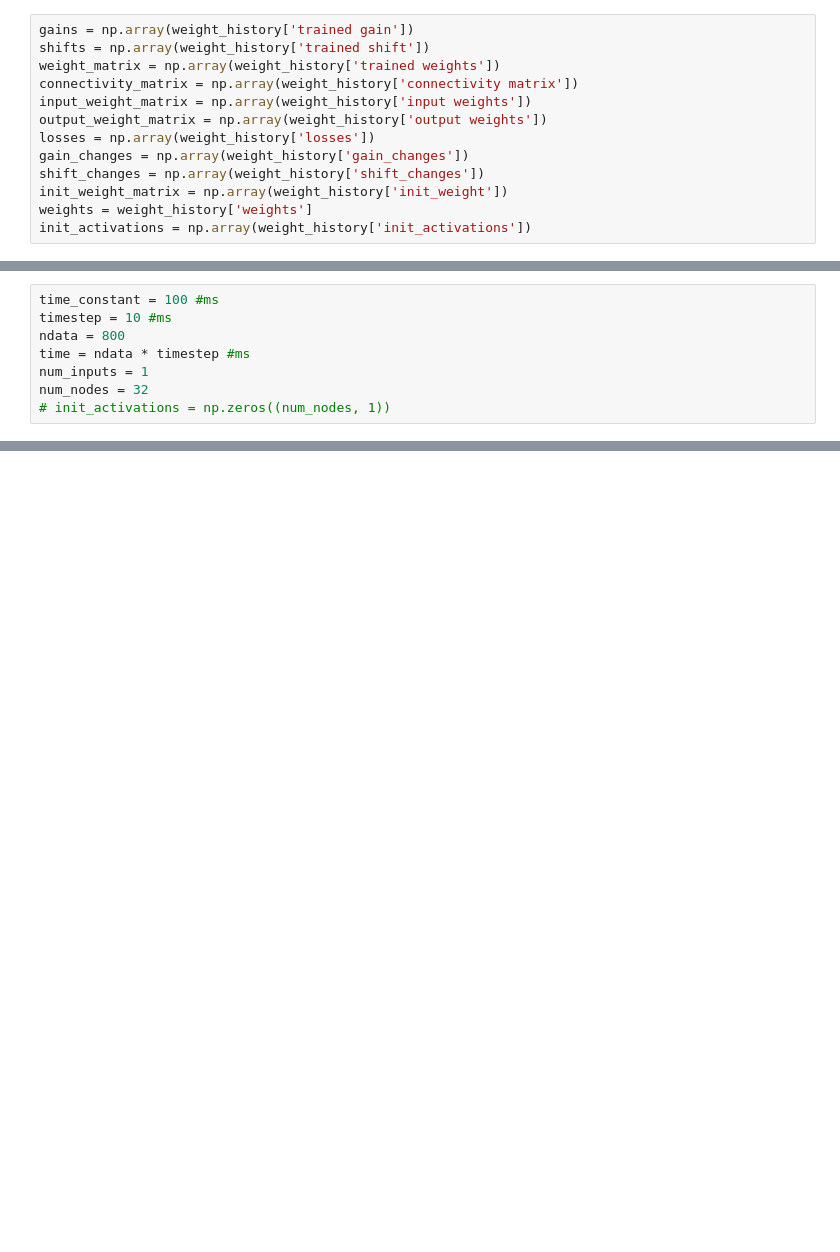
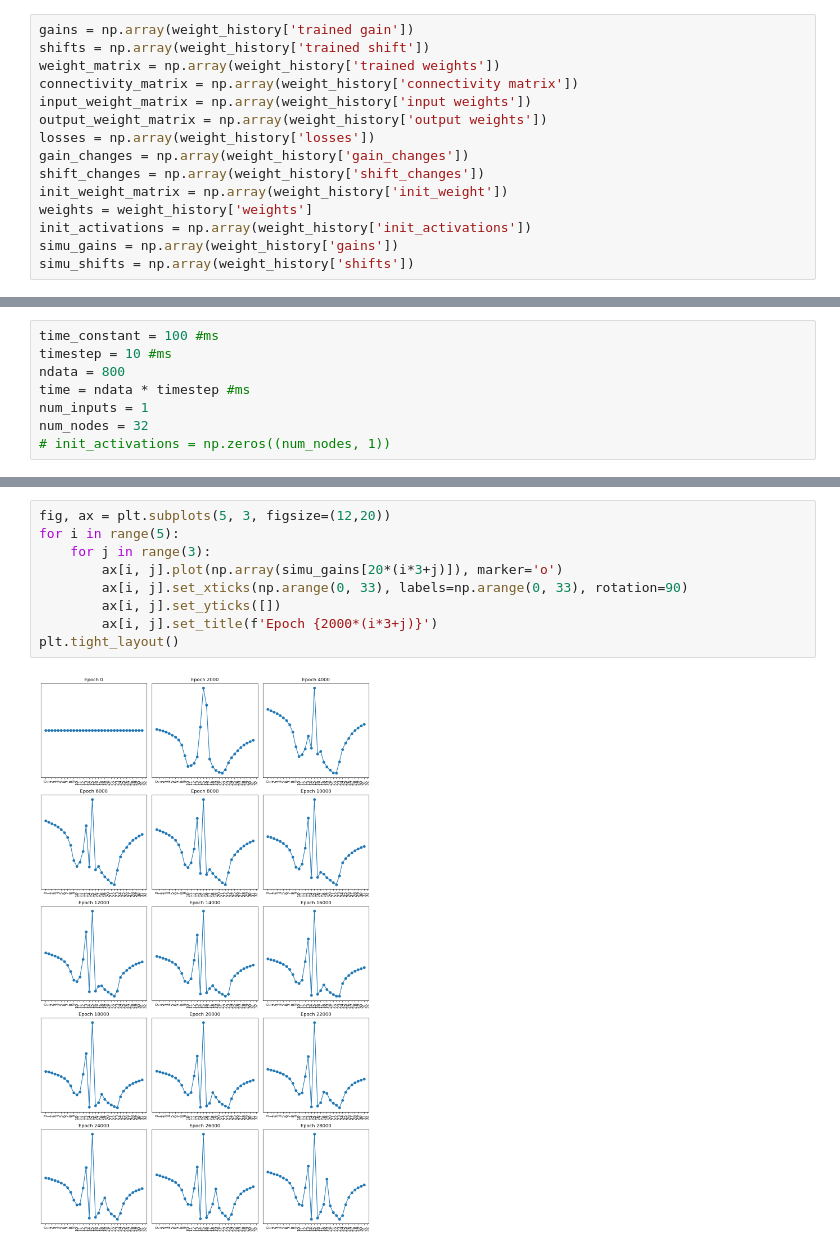
Before and after one commit to BeiGeJin/FBRNN, a Jupyter notebook: analysis/analysis_SIN2_bphcppt.ipynb, the cells around one changed output, grey strips where cells are left out. Cells and saved outputs as stored; diff of their text form; blank space fills up the shorter version.

```diff
--- a/analysis/analysis_SIN2_bphcppt.ipynb
+++ b/analysis/analysis_SIN2_bphcppt.ipynb
@@ -30,6 +30,8 @@ shift_changes = np.array(weight_history['shift_changes'])
 init_weight_matrix = np.array(weight_history['init_weight'])
 weights = weight_history['weights']
 init_activations = np.array(weight_history['init_activations'])
+simu_gains = np.array(weight_history['gains'])
+simu_shifts = np.array(weight_history['shifts'])
 # %%
 sns.heatmap(np.array(weights[100]), vmax=2, vmin=-2, cmap='vlag')
 # %% [output]
@@ -162,0 +172,11 @@ plt.savefig('fig/0221_SIN2_bphcppt_weight_matrix_overtime.png')
+# %%
+fig, ax = plt.subplots(5, 3, figsize=(12,20))
+for i in range(5):
+    for j in range(3):
+        ax[i, j].plot(np.array(simu_gains[20*(i*3+j)]), marker='o')
+        ax[i, j].set_xticks(np.arange(0, 33), labels=np.arange(0, 33), rotation=90)
+        ax[i, j].set_yticks([])
+        ax[i, j].set_title(f'Epoch {2000*(i*3+j)}')
+plt.tight_layout()
+# %% [output]
+[figure, added]
```
Also changed, not shown: parts of 12 cells of this notebook, 19 other files.
